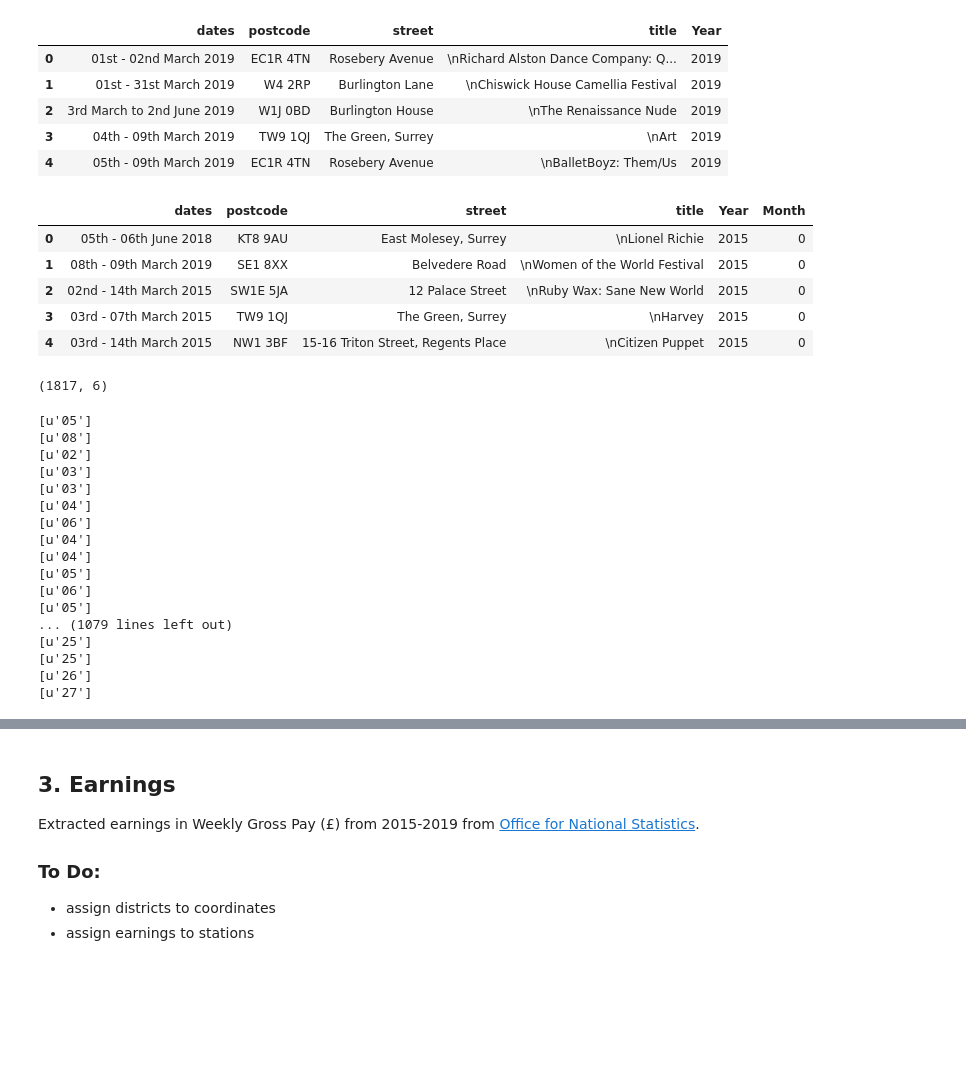
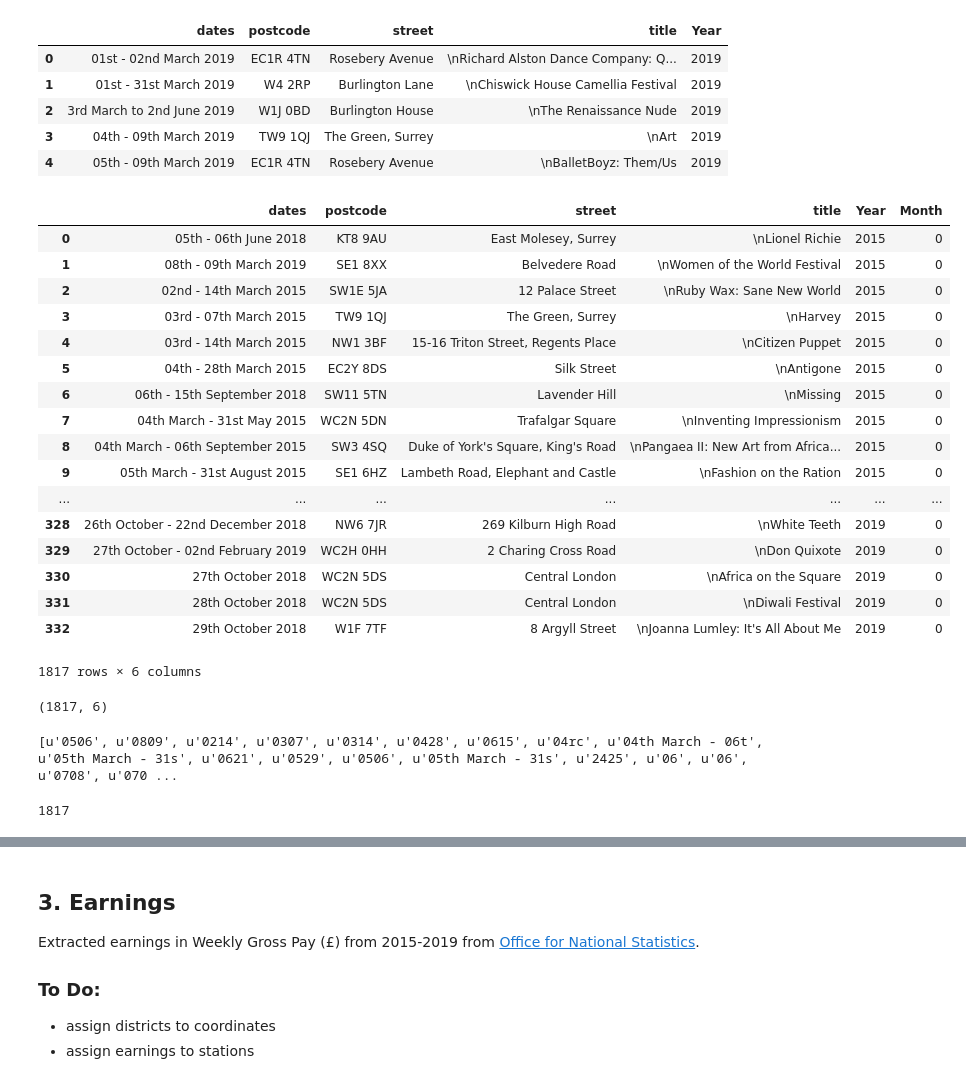
Before and after one commit to dataBikeHsUlm/MapReduce, a Jupyter notebook: Data_Profiling/AdditionalFeatures.ipynb, the cells around one changed output, grey strips where cells are left out. Saved outputs shown, nothing was run; the diff lists cells and outputs as text; code cells hidden in the pictures; blank space fills up the shorter version.

Commit message:
refined data preparation

```diff
--- a/Data_Profiling/AdditionalFeatures.ipynb
+++ b/Data_Profiling/AdditionalFeatures.ipynb
@@ -111,16 +111,28 @@ df5.head()
 # %%
 frames = [df1, df2, df3,df4,df5]
 
 final = pd.concat(frames)
 f = final.assign(Month='0')
-f.head()
+f
 # %% [output]
 |  | dates | postcode | street | title | Year | Month |
 | 0 | 05th - 06th June 2018 | KT8 9AU | East Molesey, Surrey | \nLionel Richie | 2015 | 0 |
 | 1 | 08th - 09th March 2019 | SE1 8XX | Belvedere Road | \nWomen of the World Festival | 2015 | 0 |
 | 2 | 02nd - 14th March 2015 | SW1E 5JA | 12 Palace Street | \nRuby Wax: Sane New World | 2015 | 0 |
 | 3 | 03rd - 07th March 2015 | TW9 1QJ | The Green, Surrey | \nHarvey | 2015 | 0 |
 | 4 | 03rd - 14th March 2015 | NW1 3BF | 15-16 Triton Street, Regents Place | \nCitizen Puppet | 2015 | 0 |
+| 5 | 04th - 28th March 2015 | EC2Y 8DS | Silk Street | \nAntigone | 2015 | 0 |
+| 6 | 06th - 15th September 2018 | SW11 5TN | Lavender Hill | \nMissing | 2015 | 0 |
+| 7 | 04th March - 31st May 2015 | WC2N 5DN | Trafalgar Square | \nInventing Impressionism | 2015 | 0 |
+| 8 | 04th March - 06th September 2015 | SW3 4SQ | Duke of York's Square, King's Road | \nPangaea II: New Art from Africa... | 2015 | 0 |
+| 9 | 05th March - 31st August 2015 | SE1 6HZ | Lambeth Road, Elephant and Castle | \nFashion on the Ration | 2015 | 0 |
+| ... | ... | ... | ... | ... | ... | ... |
+| 328 | 26th October - 22nd December 2018 | NW6 7JR | 269 Kilburn High Road | \nWhite Teeth | 2019 | 0 |
+| 329 | 27th October - 02nd February 2019 | WC2H 0HH | 2 Charing Cross Road | \nDon Quixote | 2019 | 0 |
+| 330 | 27th October 2018 | WC2N 5DS | Central London | \nAfrica on the Square | 2019 | 0 |
+| 331 | 28th October 2018 | WC2N 5DS | Central London | \nDiwali Festival | 2019 | 0 |
+| 332 | 29th October 2018 | W1F 7TF | 8 Argyll Street | \nJoanna Lumley: It's All About Me | 2019 | 0 |
+1817 rows × 6 columns
 # %%
 f.loc[f['dates'].str.contains('January'), 'Month'] = 1
 f.loc[f['dates'].str.contains('February'), 'Month'] = 2
@@ -147,36 +159,35 @@ f.shape
 # %%
 date = f['dates']
 str(date)
+days= []
+dash = '-'
+d = '0'
+
 for index, row in date.iteritems():
     #if np.where(date.applymap(lambda x: x == '-')):
     #if date.apply(lambda x: any(pd.Series(x).str.contains('-'))):
     # if date.str.contains('-'):
-    days= []
-    dash = '-'
-    a = row[:2]
-    if dash in row :
-        da
-        #days.append(a)
+
+    if dash in row and len(row)<28:
+        b= row[7:9]
+        a = row[0:2]
+        c=a+b
+        days.append(c)
+
+    elif dash in row and len(row)>28:
+        x= row[:16]
+        days.append(x)
+    else:
+        b = row[:2]
+        days.append(b)
+
         #if _type in result:
                     #values[_type].append(result[_type])
-    #df=f.assign(Days = days)
-        print(days)
-    len(days)
+f=f.assign(Days = days)
+print(days)
+#df = pd.DataFrame({'Days': days})
+len(days)
+#df.to_csv('days.csv')
 # %% [output]
-[u'05']
-[u'08']
-[u'02']
-[u'03']
-[u'03']
-[u'04']
-[u'06']
-[u'04']
-[u'04']
-[u'05']
-[u'06']
-[u'05']
-... (1079 lines left out)
-[u'25']
-[u'25']
-[u'26']
-[u'27']
+[u'0506', u'0809', u'0214', u'0307', u'0314', u'0428', u'0615', u'04rc', u'04th March - 06t', u'05th March - 31s', u'0621', u'0529', u'0506', u'05th March - 31s', u'2425', u'06', u'06', u'0708', u'070 ...
+1817
```
Also changed, not shown: parts of 5 cells of this notebook, 5 other files.
